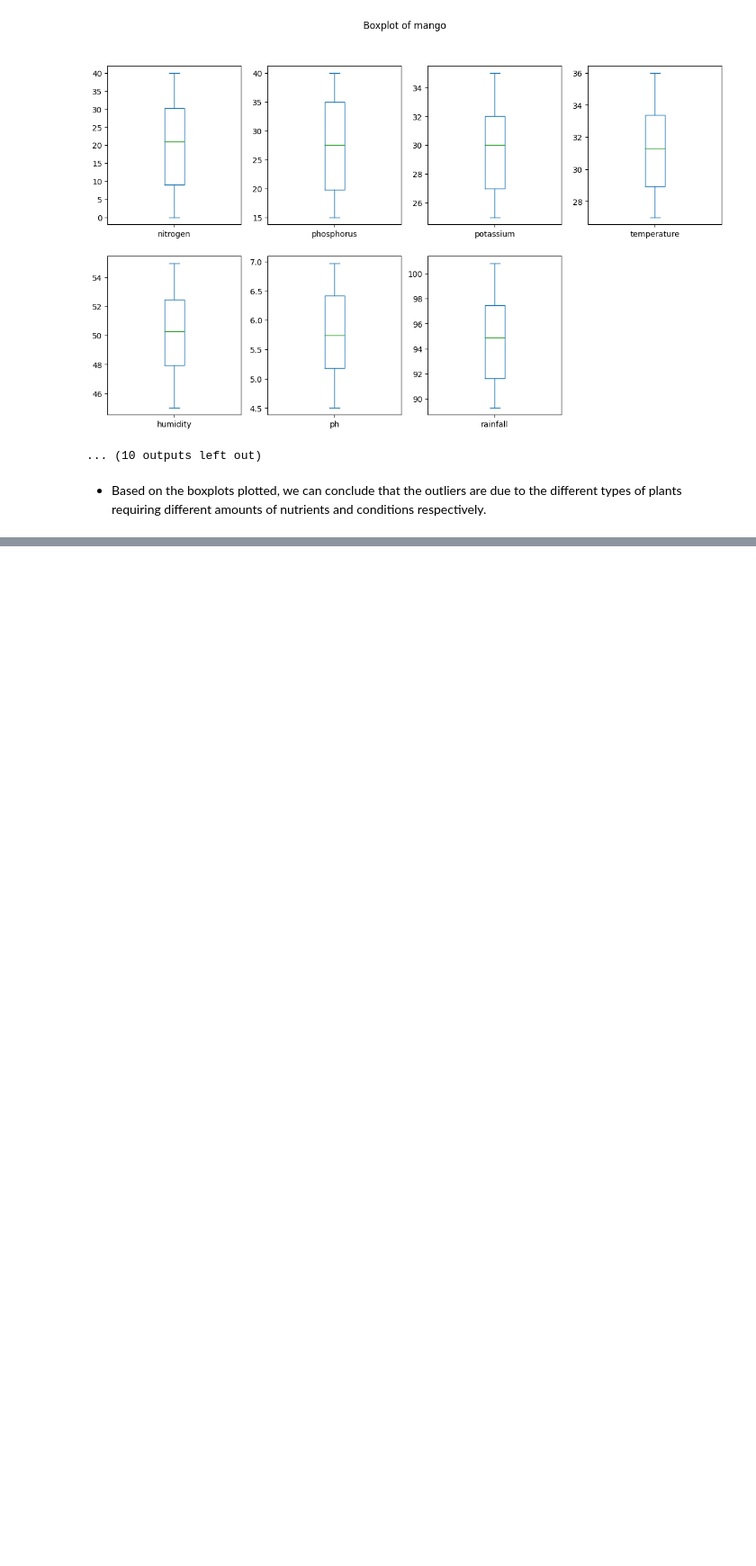
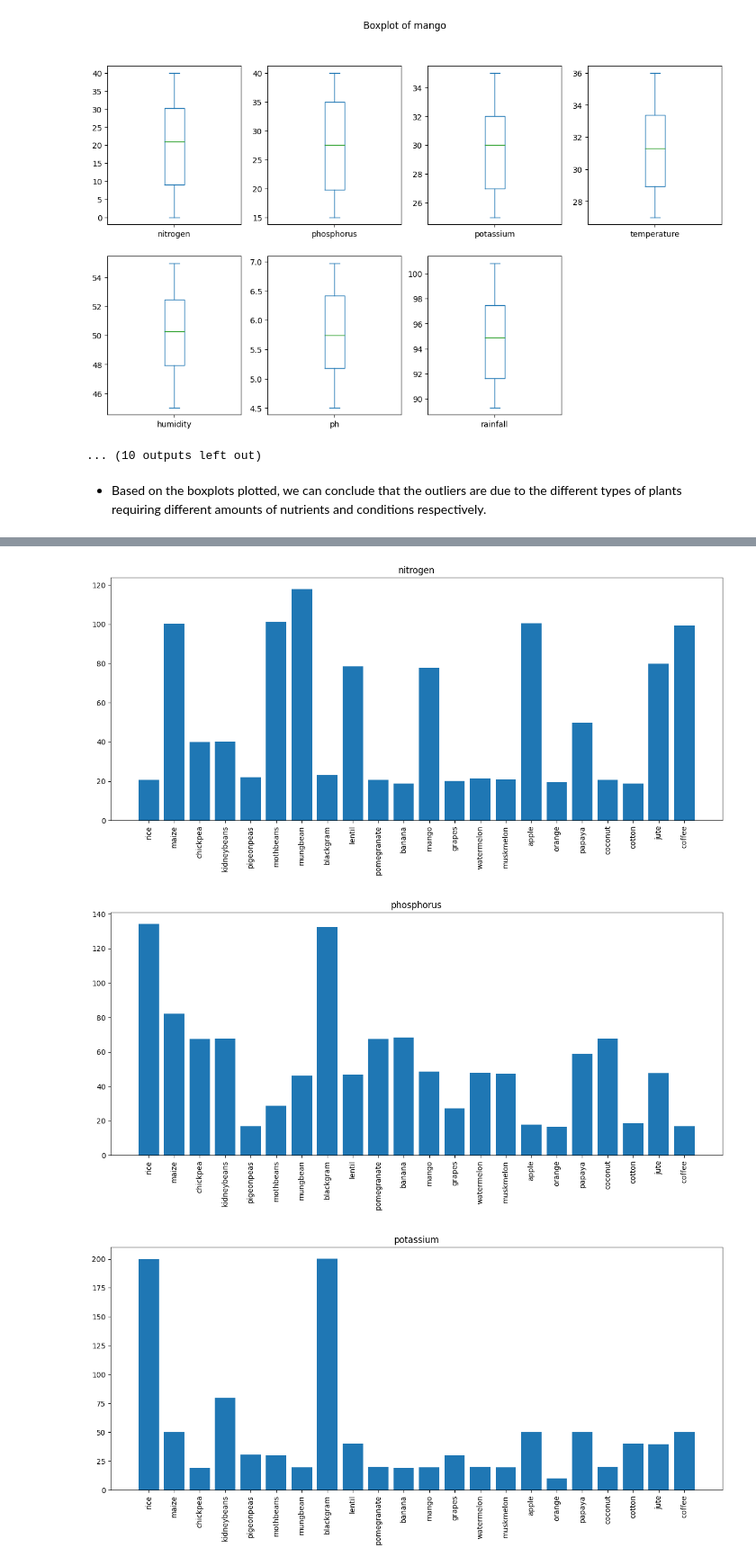
Before and after one commit to javianng/data-science-projects, a Jupyter notebook: Data Analysis - Crop Recommendation/analysis.ipynb, the cells around one changed output, grey strips where cells are left out. Shown at 90% size. Cells and saved outputs as stored; diff of their text form; code cells hidden in the pictures; blank space fills up the shorter version.

```diff
--- a/Data Analysis - Crop Recommendation/analysis.ipynb
+++ b/Data Analysis - Crop Recommendation/analysis.ipynb
@@ -135,0 +191,5 @@ for type in plantTypes:
+# %%
+# colType = ['nitrogen', 'phosphorus', 'potassium', 'temperature', 'humidity', 'ph', 'rainfall']
+
+data_2 = data_1.groupby('label').mean() # Group the data by label
+display(data_2)
@@ -135,0 +215,10 @@ for type in plantTypes:
+# %%
+for col in colType:
+    plt.figure(figsize=(15,6))
+    plt.title(col)
+    plt.bar(cropTypes, data_2[col])
+    plt.xticks(rotation=90)
+# %% [output]
+[figure, added]
+[figure, added]
+[figure, added]
```
Also changed, not shown: parts of 16 cells of this notebook.
